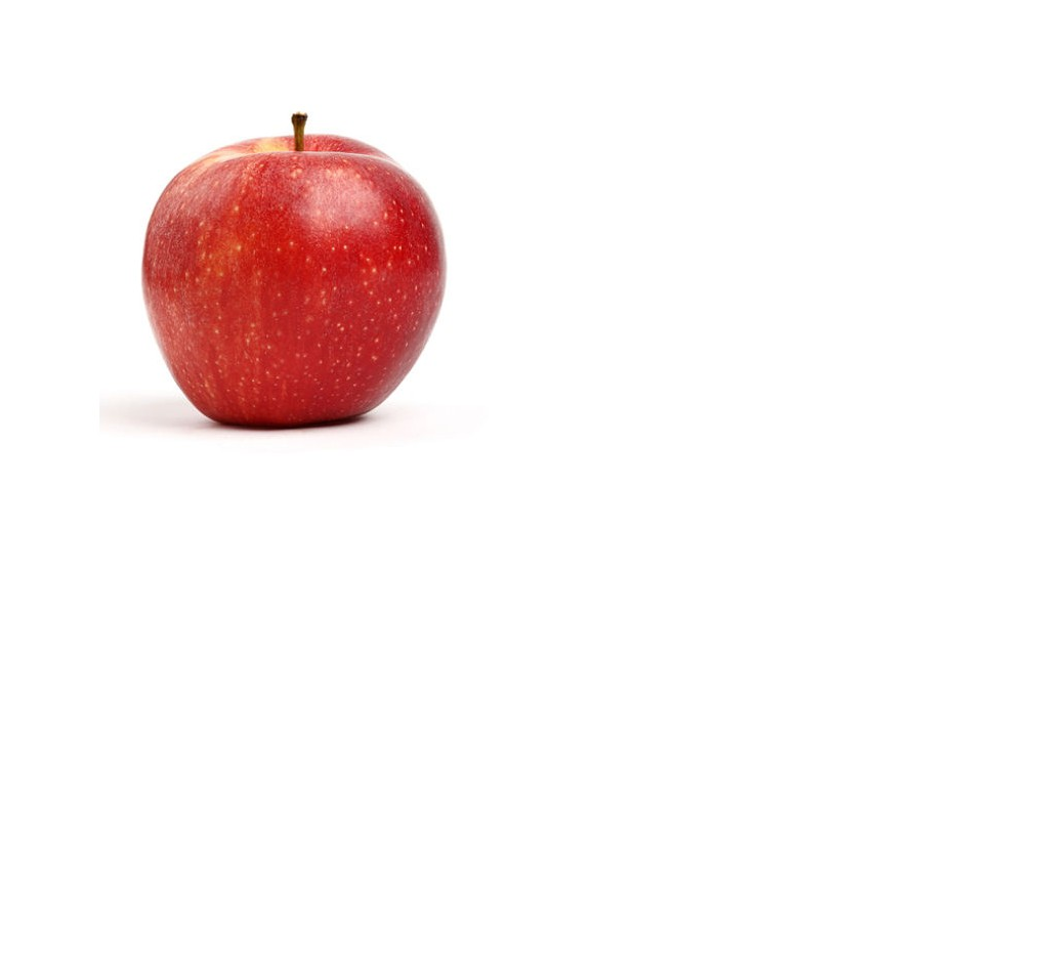
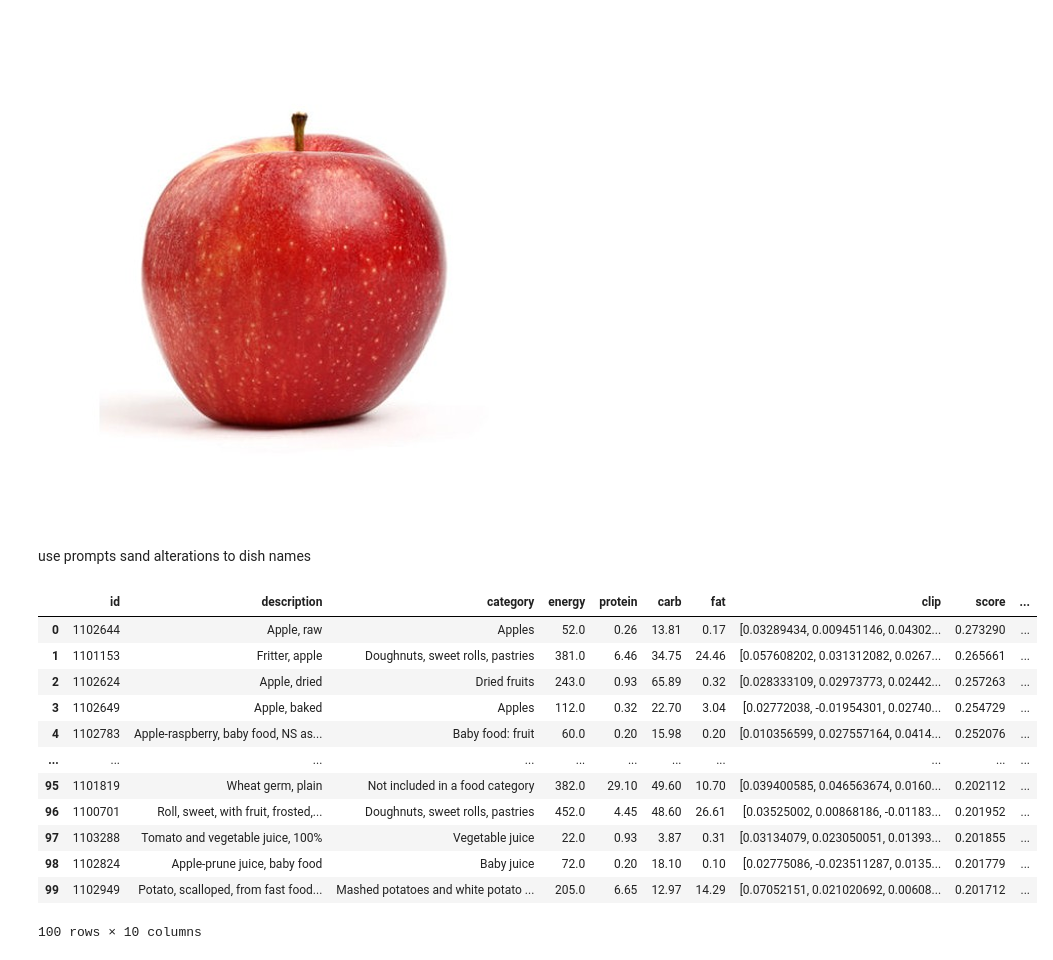
Before and after one commit to DmitriyG228/food, a Jupyter notebook: multiple_vector_math.ipynb, the cells around one changed output. Cells and saved outputs as stored; diff of their text form; code cells hidden in the pictures; blank space fills up the shorter version.

```diff
--- a/multiple_vector_math.ipynb
+++ b/multiple_vector_math.ipynb
@@ -128,3 +85,28 @@ tensor([0.2922], dtype=torch.float64)
 read_image_from_url(url)
 # %% [output]
 [figure]
+# %% [markdown]
+use prompts sand alterations to dish names
+# %%
+url = 'https://media.istockphoto.com/photos/red-apple-picture-id184276818?k=20&m=184276818&s=612x612&w=0&h=QxOcueqAUVTdiJ7DVoCu-BkNCIuwliPEgtAQhgvBA_g='
+image_clip,df = search_image(url,head=100)
+# %%
+selected = df.copy()
+# %%
+selected['altered_description'] = 'that is what I am going to eat now: ' +selected['category']+' '+selected['description'].str.replace(',','')
+# %%
+selected
+# %% [output]
+|  | id | description | category | energy | protein | carb | fat | clip | score | ... |
+| 0 | 1102644 | Apple, raw | Apples | 52.0 | 0.26 | 13.81 | 0.17 | [0.03289434, 0.009451146, 0.04302... | 0.273290 | ... |
+| 1 | 1101153 | Fritter, apple | Doughnuts, sweet rolls, pastries | 381.0 | 6.46 | 34.75 | 24.46 | [0.057608202, 0.031312082, 0.0267... | 0.265661 | ... |
+| 2 | 1102624 | Apple, dried | Dried fruits | 243.0 | 0.93 | 65.89 | 0.32 | [0.028333109, 0.02973773, 0.02442... | 0.257263 | ... |
+| 3 | 1102649 | Apple, baked | Apples | 112.0 | 0.32 | 22.70 | 3.04 | [0.02772038, -0.01954301, 0.02740... | 0.254729 | ... |
+| 4 | 1102783 | Apple-raspberry, baby food, NS as... | Baby food: fruit | 60.0 | 0.20 | 15.98 | 0.20 | [0.010356599, 0.027557164, 0.0414... | 0.252076 | ... |
+| ... | ... | ... | ... | ... | ... | ... | ... | ... | ... | ... |
+| 95 | 1101819 | Wheat germ, plain | Not included in a food category | 382.0 | 29.10 | 49.60 | 10.70 | [0.039400585, 0.046563674, 0.0160... | 0.202112 | ... |
+| 96 | 1100701 | Roll, sweet, with fruit, frosted,... | Doughnuts, sweet rolls, pastries | 452.0 | 4.45 | 48.60 | 26.61 | [0.03525002, 0.00868186, -0.01183... | 0.201952 | ... |
+| 97 | 1103288 | Tomato and vegetable juice, 100% | Vegetable juice | 22.0 | 0.93 | 3.87 | 0.31 | [0.03134079, 0.023050051, 0.01393... | 0.201855 | ... |
+| 98 | 1102824 | Apple-prune juice, baby food | Baby juice | 72.0 | 0.20 | 18.10 | 0.10 | [0.02775086, -0.023511287, 0.0135... | 0.201779 | ... |
+| 99 | 1102949 | Potato, scalloped, from fast food... | Mashed potatoes and white potato ... | 205.0 | 6.65 | 12.97 | 14.29 | [0.07052151, 0.021020692, 0.00608... | 0.201712 | ... |
+100 rows × 10 columns
```
Also changed, not shown: parts of 8 cells of this notebook.
